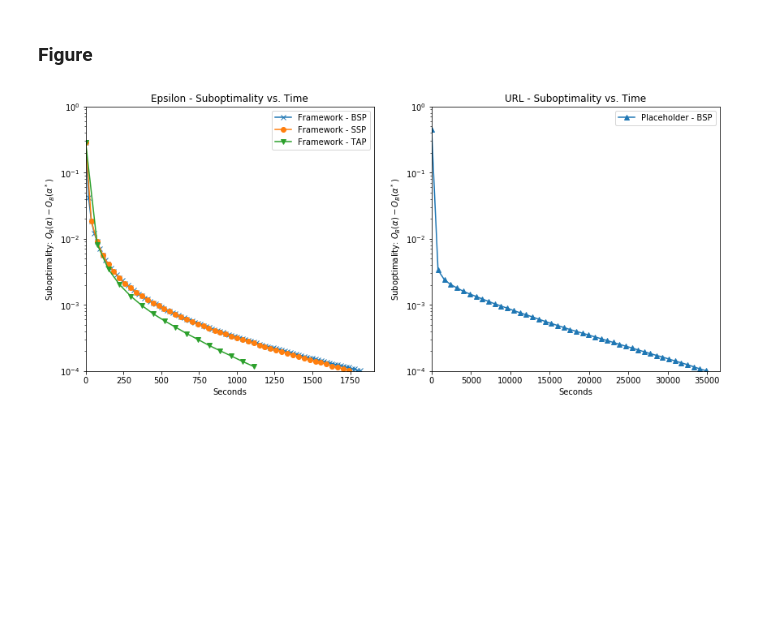
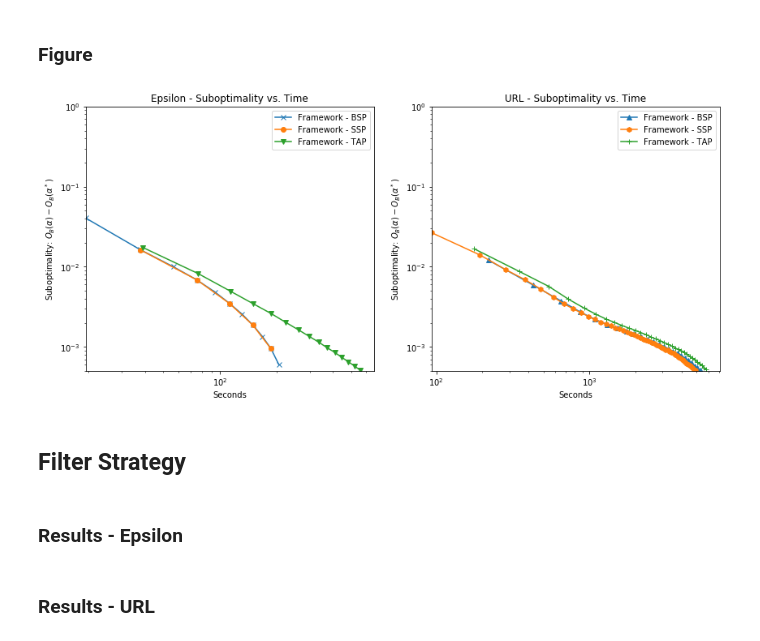
Before and after one commit to ChristophAlt/thesis, a Jupyter notebook: notebooks/experiments.ipynb, the cells around one changed output. Drawn from its saved outputs; the diff is of its cells as text; code cells hidden in the pictures; blank space fills up the shorter version.

```diff
--- a/notebooks/experiments.ipynb
+++ b/notebooks/experiments.ipynb
@@ -343,6 +341,7 @@ class ExperimentDoubleLogPlotter:
         self.__every_n = []
         self.__title = []
         self.__subplots = []
+        self.__objective_mins = {}
 
     def add_experiment(self, experiment, subplot=1, name=None, every_n=1):
         self.__experiments.append(experiment)
@@ -375,8 +374,11 @@ class ExperimentDoubleLogPlotter:
     def title(self, title, subplot=1):
         self.__title.append(title)
 
+    def add_min_objectives(self, objective, subplot):
+        self.__objective_mins[subplot] = objective
+
     def plot(self, filename=None):
-        timestamps, objectives = ExperimentLogPlotter._prepare_experiments(self.__experiments, self.__ylim)
+        timestamps, objectives = ExperimentDoubleLogPlotter._prepare_experiments(self.__experiments, self.__objective_mins, self.__subplots, self.__ylim)
 
         n_subplots = max(self.__subplots)
 
@@ -400,9 +402,9 @@ class ExperimentDoubleLogPlotter:
             legends[subplot-1].append(name)
 
             if self.__use_iterations:
-                timestamp = range(len(timestamp))
+                timestamp = np.arange(len(timestamp)) * self.__every_n[i]
 
-            axarr[subplot-1].semilogy(timestamp, objective, marker=self.__markers[i])
+            axarr[subplot-1].loglog(timestamp, objective, marker=self.__markers[i])
 
         for i in range(n_subplots):
             axarr[i].legend(legends[i], loc='upper right')
@@ -422,15 +424,16 @@ class ExperimentDoubleLogPlotter:
         return max_timestamp
 
     @staticmethod
-    def _prepare_experiments(experiments, cut_off=1e-4):
+    def _prepare_experiments(experiments, min_objectives, subplots, cut_off=1e-4):
         timestamps = []
         objectives = []
 
-        for experiment in experiments:
+        for i, experiment in enumerate(experiments):
             timestamps_arr = np.cumsum([rnd.duration / 1000 for rnd in experiment.rounds])
             objectives_arr = np.array([rnd.objective for rnd in experiment.rounds])
 
-            objectives_arr = objectives_arr - objectives_arr.min()
+            #objectives_arr = objectives_arr - objectives_arr.min()
+            objectives_arr = objectives_arr - min_objectives[subplots[i]]
 
             max_idx = -1
             for i, objective in enumerate(objectives_arr):
@@ -447,7 +450,7 @@ class ExperimentDoubleLogPlotter:
             if current_min < min_objective:
                 min_objective = current_min
 
-        objectives = [objective - min_objective for objective in objectives]
+        #objectives = [objective - min_objective for objective in objectives]
 
         return timestamps, objectives
 # %%
@@ -554,8 +631,8 @@ plotter.plot(filename='./../img/comm_freq_cmp.png')
 # %% [markdown]
 ### Results - Epsilon
 # %%
-sst_epsilon_framework_bsp = base_path + 'exa/exp_exa_epsilon_h01_2/exp_exa_epsilon_h01_2_090.txt'
+sst_epsilon_framework_bsp = base_path + 'exa/exp_exa_epsilon_h01/exp_exa_epsilon_h01_090.txt'
 sst_epsilon_framework_ssp = base_path + 'exa/exp_exa_epsilon_h01_s3/exp_exa_epsilon_h01_s3_090.txt'
-ss_epsilon_framework_tap = base_path + 'exa/exp_exa_epsilon_h01_tap/exp_exa_epsilon_h01_tap_090.txt'
+sst_epsilon_framework_tap = base_path + 'exa/exp_exa_epsilon_h01_tap/exp_exa_epsilon_h01_tap_090.txt'
 # %% [markdown]
 ### Results - URL
@@ -566,21 +639,34 @@ ss_url_framework_tap = ''
+# %%
+sst_url_framework_bsp = base_path + 'exa/exp_exa_url_h02/exp_exa_url_h02_091.txt'
+sst_url_framework_ssp = base_path + 'exa/exp_exa_url_h02_s3/exp_exa_url_h02_s3_091.txt'
+sst_url_framework_tap = base_path + 'exa/exp_exa_url_h02_tap/exp_exa_url_h02_tap_087.txt'
 # %% [markdown]
 ### Figure
 # %%
 plotter = ExperimentDoubleLogPlotter()
 # Epsilon
 plotter.add_experiment(parser_framework_2.parse(sst_epsilon_framework_bsp, no_params=True), subplot=1, name='Framework - BSP', every_n=50)
 plotter.add_experiment(parser_framework_2.parse(sst_epsilon_framework_ssp, no_params=True), subplot=1, name='Framework - SSP', every_n=100)
-plotter.add_experiment(parser_framework_2.parse(ss_epsilon_framework_tap, no_params=True), subplot=1, name='Framework - TAP', every_n=200)
+plotter.add_experiment(parser_framework_2.parse(sst_epsilon_framework_tap, no_params=True), subplot=1, name='Framework - TAP', every_n=100)
 # URL
-plotter.add_experiment(parser_spark.parse(sst_url_framework_bsp), subplot=2, name='Placeholder - BSP', every_n=100)
-#plotter.add_experiment(parser_spark.parse(comm_url_spark_h01_path), subplot=2, name='Framework - SSP', every_n=100)
-#plotter.add_experiment(parser_spark.parse(comm_url_spark_h01_path), subplot=2, name='Framework - TAP', every_n=100)
+plotter.add_experiment(parser_spark.parse(sst_url_framework_bsp, no_params=True), subplot=2, name='Framework - BSP', every_n=100)
+plotter.add_experiment(parser_spark.parse(sst_url_framework_ssp, no_params=True), subplot=2, name='Framework - SSP', every_n=50)
+plotter.add_experiment(parser_spark.parse(sst_url_framework_tap, no_params=True), subplot=2, name='Framework - TAP', every_n=100)
 
 plotter.ylabel(r'Suboptimality: $O_B(\alpha) - O_B(\alpha^*)$')
-plotter.ylim(1e-4)
+plotter.ylim(5e-4)
 plotter.figsize((14, 6))
 plotter.title('Epsilon - Suboptimality vs. Time', subplot=1)
 plotter.title('URL - Suboptimality vs. Time', subplot=2)
+#plotter.use_iterations()
+
+plotter.add_min_objectives(objective=0.21719526, subplot=1)
+plotter.add_min_objectives(objective=0.046094768, subplot=2)
+
 plotter.plot(filename='./../img/sync_strat_cmp.png')
 # %% [output]
-[figure, old version]
+[figure, new version]
+# %% [markdown]
+## Filter Strategy
+# %% [markdown]
+### Results - Epsilon
@@ -586,0 +676,2 @@ plotter.plot(filename='./../img/sync_strat_cmp.png')
+# %% [markdown]
+### Results - URL
```
Also changed, not shown: parts of 18 cells of this notebook, 9 other files.
